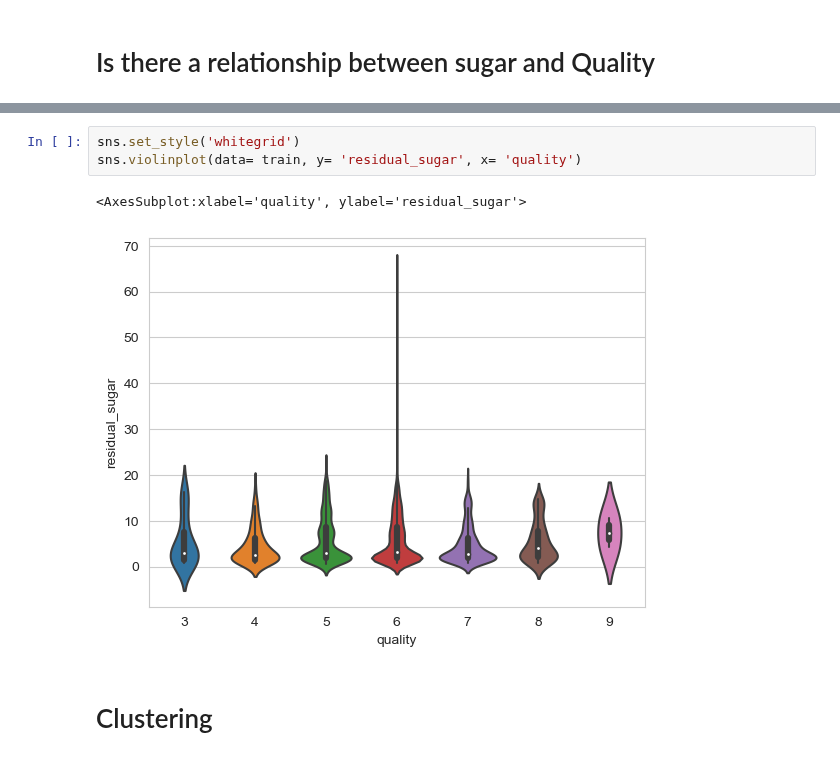
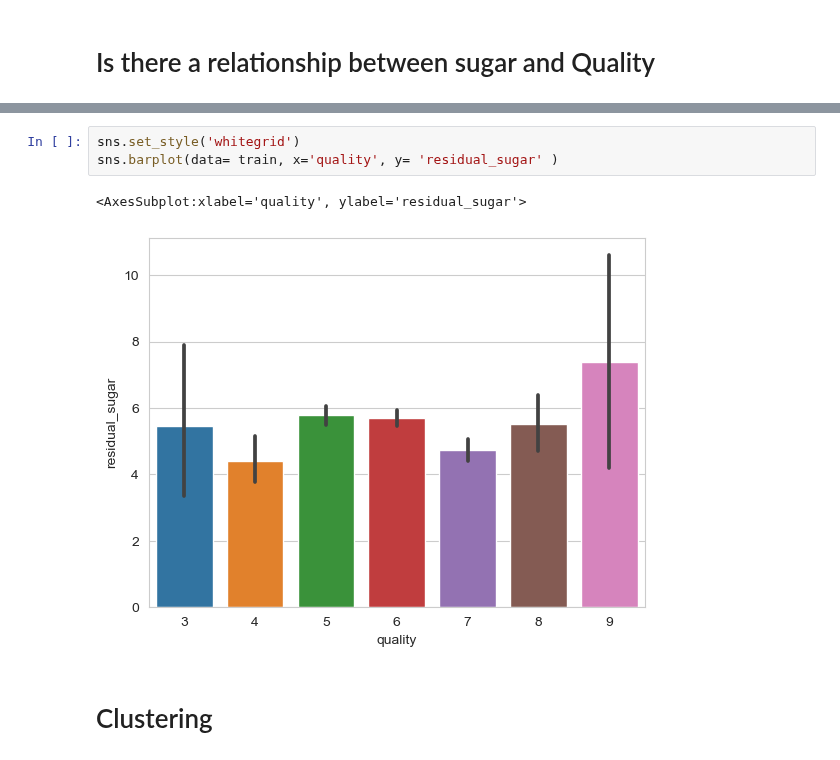
Before and after one commit to wine-clustering-project/wine-cluster, a Jupyter notebook: E_workbook.ipynb, the cells around one changed output, grey strips where cells are left out. Cells and saved outputs as stored; diff of their text form.

```diff
--- a/E_workbook.ipynb
+++ b/E_workbook.ipynb
@@ -147,9 +166,9 @@ train.head(1)
 # %%
 sns.set_style('whitegrid')
-sns.violinplot(data= train, y= 'residual_sugar', x= 'quality')
+sns.barplot(data= train, x='quality', y= 'residual_sugar' )
 # %% [output]
 <AxesSubplot:xlabel='quality', ylabel='residual_sugar'>
-[figure, old version]
+[figure, new version]
 # %% [markdown]
 # Clustering
 # %% [markdown]
```
Also changed, not shown: parts of 12 cells of this notebook.
